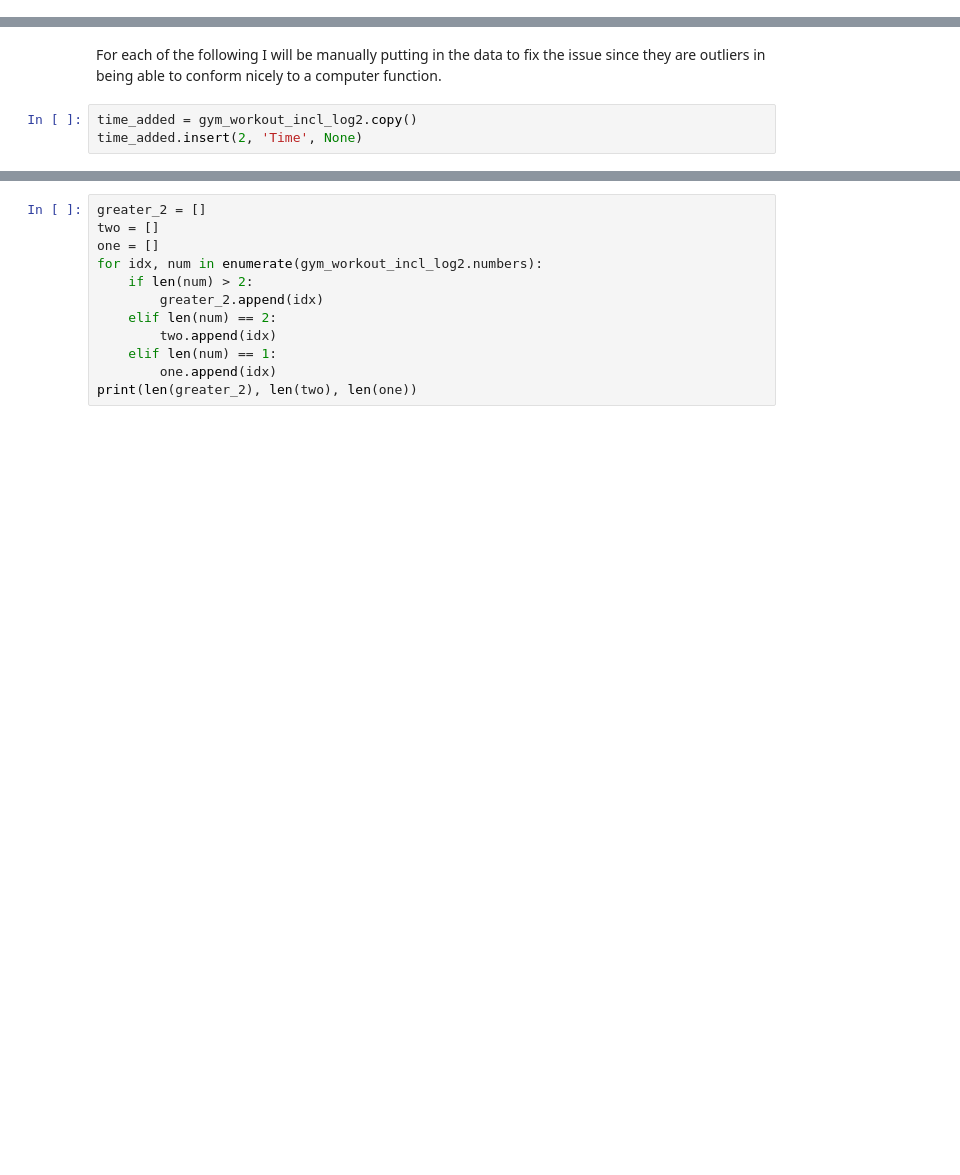
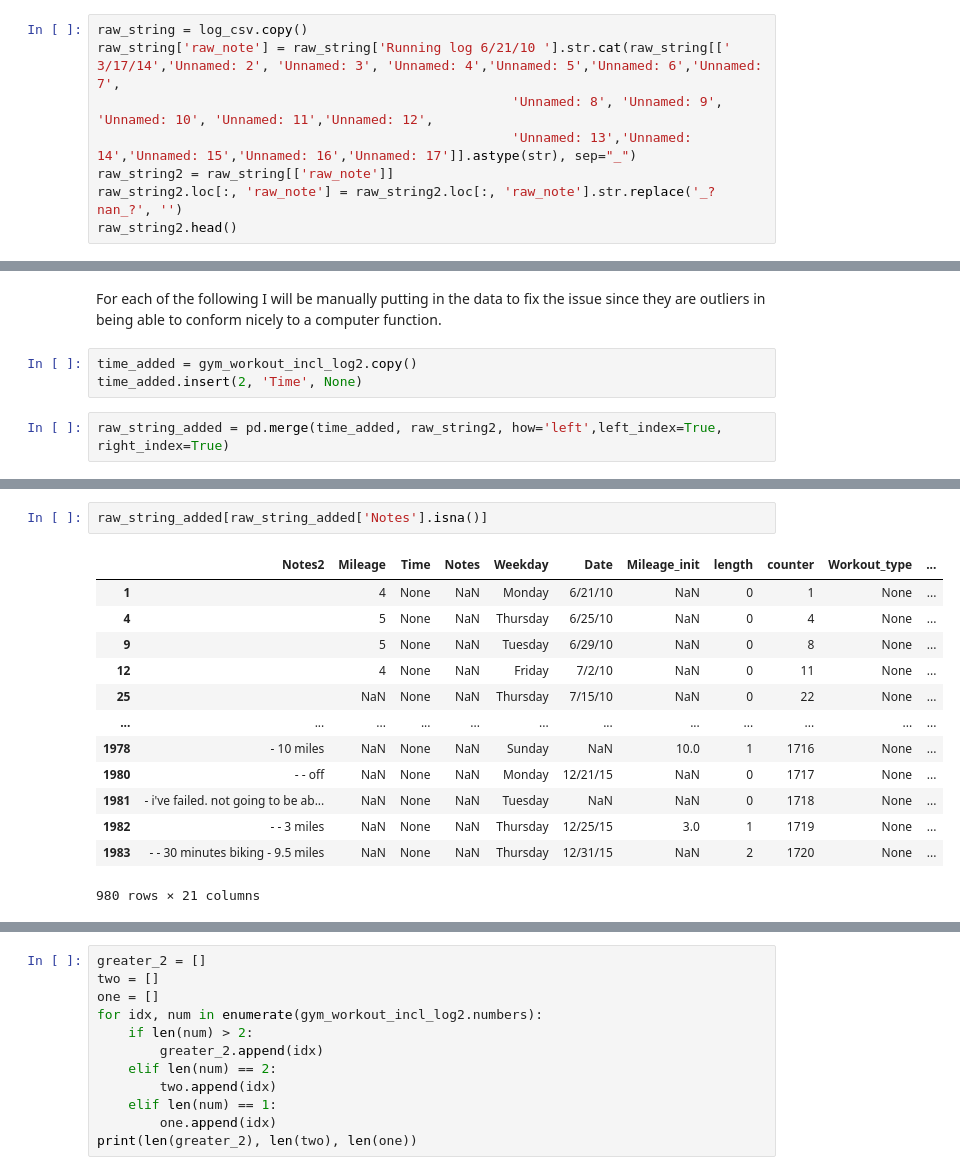
Before and after one commit to lilfetz22/Running_data, a Jupyter notebook: Running_Log.ipynb, the cells around one changed output, grey strips where cells are left out. Saved outputs shown, nothing was run; the diff lists cells and outputs as text; blank space fills up the shorter version.

```diff
--- a/Running_Log.ipynb
+++ b/Running_Log.ipynb
@@ -49,0 +61,8 @@ log_csv.tail()
+# %%
+raw_string = log_csv.copy()
+raw_string['raw_note'] = raw_string['Running log 6/21/10 '].str.cat(raw_string[[' 3/17/14','Unnamed: 2', 'Unnamed: 3', 'Unnamed: 4','Unnamed: 5','Unnamed: 6','Unnamed: 7',
+                                                     'Unnamed: 8', 'Unnamed: 9', 'Unnamed: 10', 'Unnamed: 11','Unnamed: 12',
+                                                     'Unnamed: 13','Unnamed: 14','Unnamed: 15','Unnamed: 16','Unnamed: 17']].astype(str), sep="_")
+raw_string2 = raw_string[['raw_note']]
+raw_string2.loc[:, 'raw_note'] = raw_string2.loc[:, 'raw_note'].str.replace('_?nan_?', '')
+raw_string2.head()
@@ -488,3 +574,5 @@ For each of the following I will be manually putting in the data to fix the issu
 # %%
 time_added = gym_workout_incl_log2.copy()
 time_added.insert(2, 'Time', None)
+# %%
+raw_string_added = pd.merge(time_added, raw_string2, how='left',left_index=True, right_index=True)
@@ -551,0 +725,16 @@ manual_input_desc(time_added, aic2)
+# %%
+raw_string_added[raw_string_added['Notes'].isna()]
+# %% [output]
+|  | Notes2 | Mileage | Time | Notes | Weekday | Date | Mileage_init | length | counter | Workout_type | ... |
+| 1 |  | 4 | None | NaN | Monday | 6/21/10 | NaN | 0 | 1 | None | ... |
+| 4 |  | 5 | None | NaN | Thursday | 6/25/10 | NaN | 0 | 4 | None | ... |
+| 9 |  | 5 | None | NaN | Tuesday | 6/29/10 | NaN | 0 | 8 | None | ... |
+| 12 |  | 4 | None | NaN | Friday | 7/2/10 | NaN | 0 | 11 | None | ... |
+| 25 |  | NaN | None | NaN | Thursday | 7/15/10 | NaN | 0 | 22 | None | ... |
+| ... | ... | ... | ... | ... | ... | ... | ... | ... | ... | ... | ... |
+| 1978 | - 10 miles | NaN | None | NaN | Sunday | NaN | 10.0 | 1 | 1716 | None | ... |
+| 1980 | - - off | NaN | None | NaN | Monday | 12/21/15 | NaN | 0 | 1717 | None | ... |
+| 1981 | - i've failed. not going to be ab... | NaN | None | NaN | Tuesday | NaN | NaN | 0 | 1718 | None | ... |
+| 1982 | - - 3 miles | NaN | None | NaN | Thursday | 12/25/15 | 3.0 | 1 | 1719 | None | ... |
+| 1983 | - - 30 minutes biking - 9.5 miles | NaN | None | NaN | Thursday | 12/31/15 | NaN | 2 | 1720 | None | ... |
+980 rows × 21 columns
```
Also changed, not shown: parts of 30 cells of this notebook.
